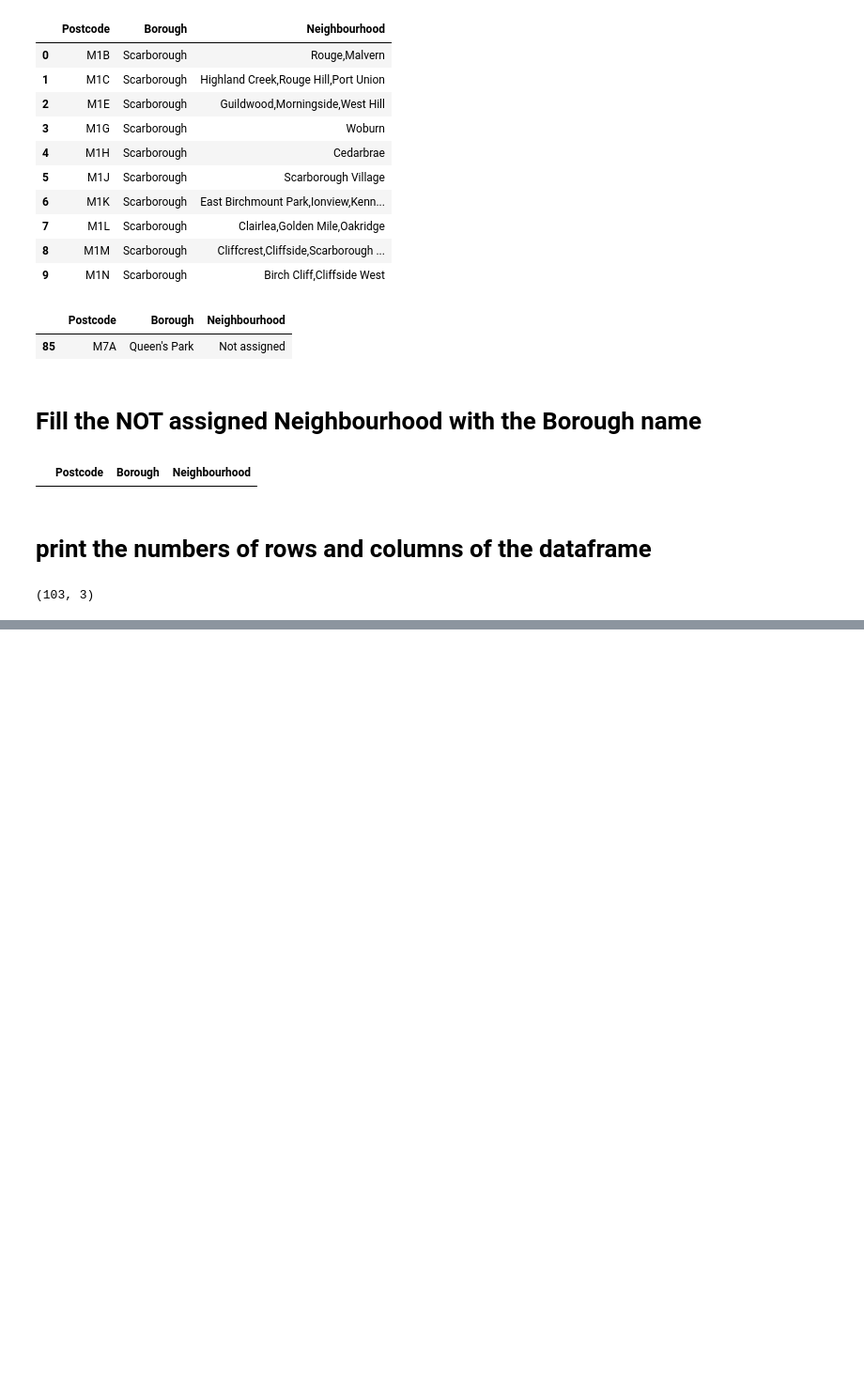
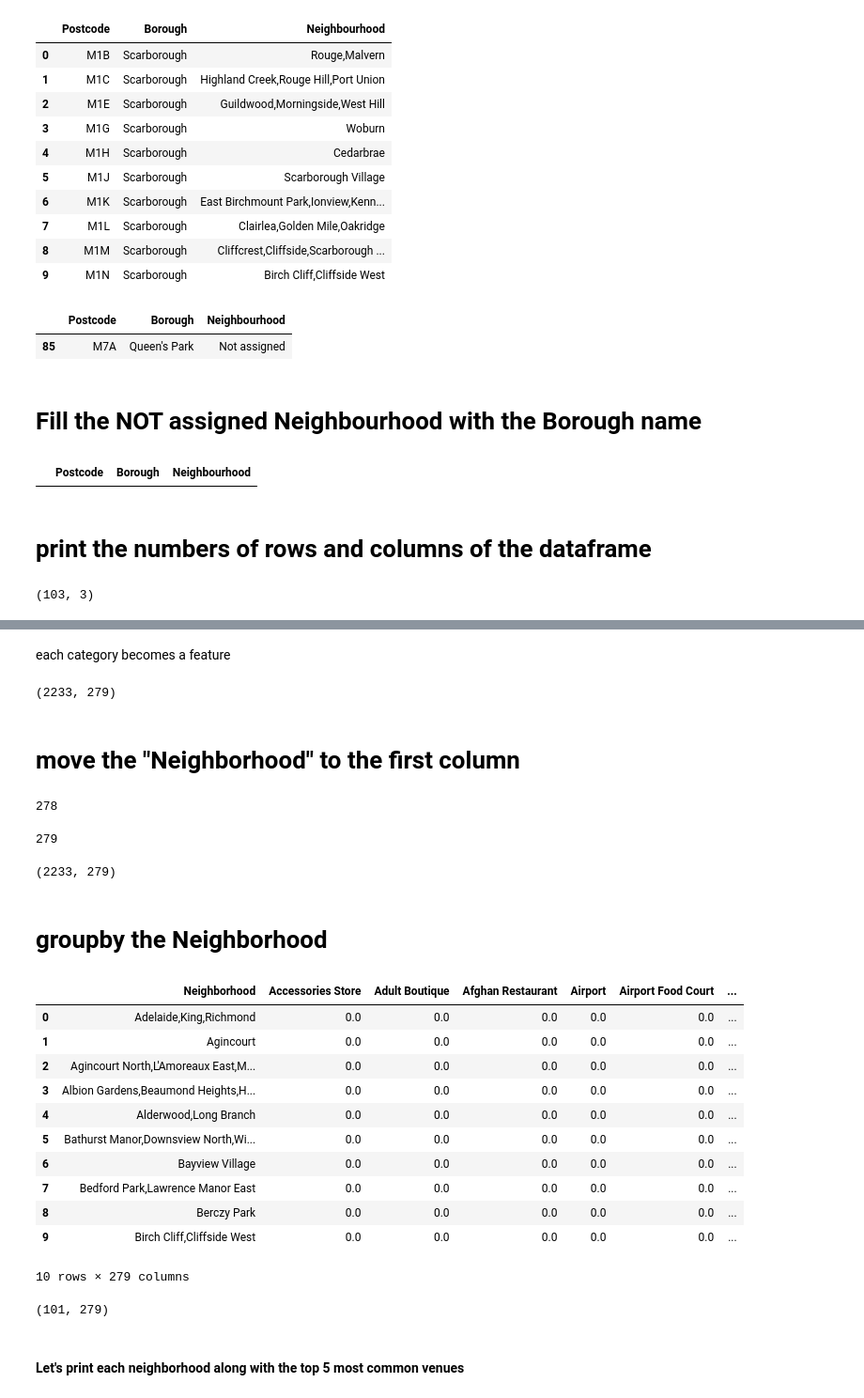
Before and after one commit to jmyao17/IBM_DataScience, a Jupyter notebook: Capstone_Project/Capstone_Project_week3.ipynb, the cells around one changed output, grey strips where cells are left out. Shown at 94% size. Saved outputs shown, nothing was run; the diff lists cells and outputs as text; code cells hidden in the pictures; blank space fills up the shorter version.

```diff
--- a/Capstone_Project/Capstone_Project_week3.ipynb
+++ b/Capstone_Project/Capstone_Project_week3.ipynb
@@ -138,0 +428,13 @@ df3.shape
+# %%
+# one hot encoding
+torento_onehot = pd.get_dummies(torento_venues[['Venue Category']], prefix="", prefix_sep="")
+
+# add neighborhood column back to dataframe
+torento_onehot['Neighborhood'] = torento_venues['Neighborhood']
+
+torento_onehot_df = pd.DataFrame(torento_onehot)
+
+#fixed_columns = [torento_onehot.columns[-1]] + list(torento_onehot.columns[:-1])
+#torento_onehot = torento_onehot[fixed_columns]
+
+torento_onehot.head()
@@ -138,0 +449,51 @@ df3.shape
+# %% [markdown]
+ each category becomes a feature
+# %%
+torento_onehot.shape
+# %% [output]
+(2233, 279)
+# %% [markdown]
+# move the "Neighborhood" to the first column
+# %%
+columns_name = []
+for col in torento_onehot_df.columns:
+    if(col != 'Neighborhood'):
+        columns_name.append(col)
+len(columns_name)
+# %% [output]
+278
+# %%
+fixed_columns = ['Neighborhood'] + columns_name
+len(fixed_columns)
+# %% [output]
+279
+# %%
+torento_onehot_df = torento_onehot_df[fixed_columns]
+torento_onehot_df.shape
+#torento_onehot_df.head()
+# %% [output]
+(2233, 279)
+# %% [markdown]
+#  groupby the Neighborhood
+# %%
+torento_onehot_df_grouped=torento_onehot_df.groupby('Neighborhood').mean().reset_index()
+torento_onehot_df_grouped.head(10)
+# %% [output]
+|  | Neighborhood | Accessories Store | Adult Boutique | Afghan Restaurant | Airport | Airport Food Court | ... |
+| 0 | Adelaide,King,Richmond | 0.0 | 0.0 | 0.0 | 0.0 | 0.0 | ... |
+| 1 | Agincourt | 0.0 | 0.0 | 0.0 | 0.0 | 0.0 | ... |
+| 2 | Agincourt North,L'Amoreaux East,M... | 0.0 | 0.0 | 0.0 | 0.0 | 0.0 | ... |
+| 3 | Albion Gardens,Beaumond Heights,H... | 0.0 | 0.0 | 0.0 | 0.0 | 0.0 | ... |
+| 4 | Alderwood,Long Branch | 0.0 | 0.0 | 0.0 | 0.0 | 0.0 | ... |
+| 5 | Bathurst Manor,Downsview North,Wi... | 0.0 | 0.0 | 0.0 | 0.0 | 0.0 | ... |
+| 6 | Bayview Village | 0.0 | 0.0 | 0.0 | 0.0 | 0.0 | ... |
+| 7 | Bedford Park,Lawrence Manor East | 0.0 | 0.0 | 0.0 | 0.0 | 0.0 | ... |
+| 8 | Berczy Park | 0.0 | 0.0 | 0.0 | 0.0 | 0.0 | ... |
+| 9 | Birch Cliff,Cliffside West | 0.0 | 0.0 | 0.0 | 0.0 | 0.0 | ... |
+10 rows × 279 columns
+# %%
+torento_onehot_df_grouped.shape
+# %% [output]
+(101, 279)
+# %% [markdown]
+#### Let's print each neighborhood along with the top 5 most common venues
```
Also changed, not shown: parts of 47 cells of this notebook, 3 other files.
